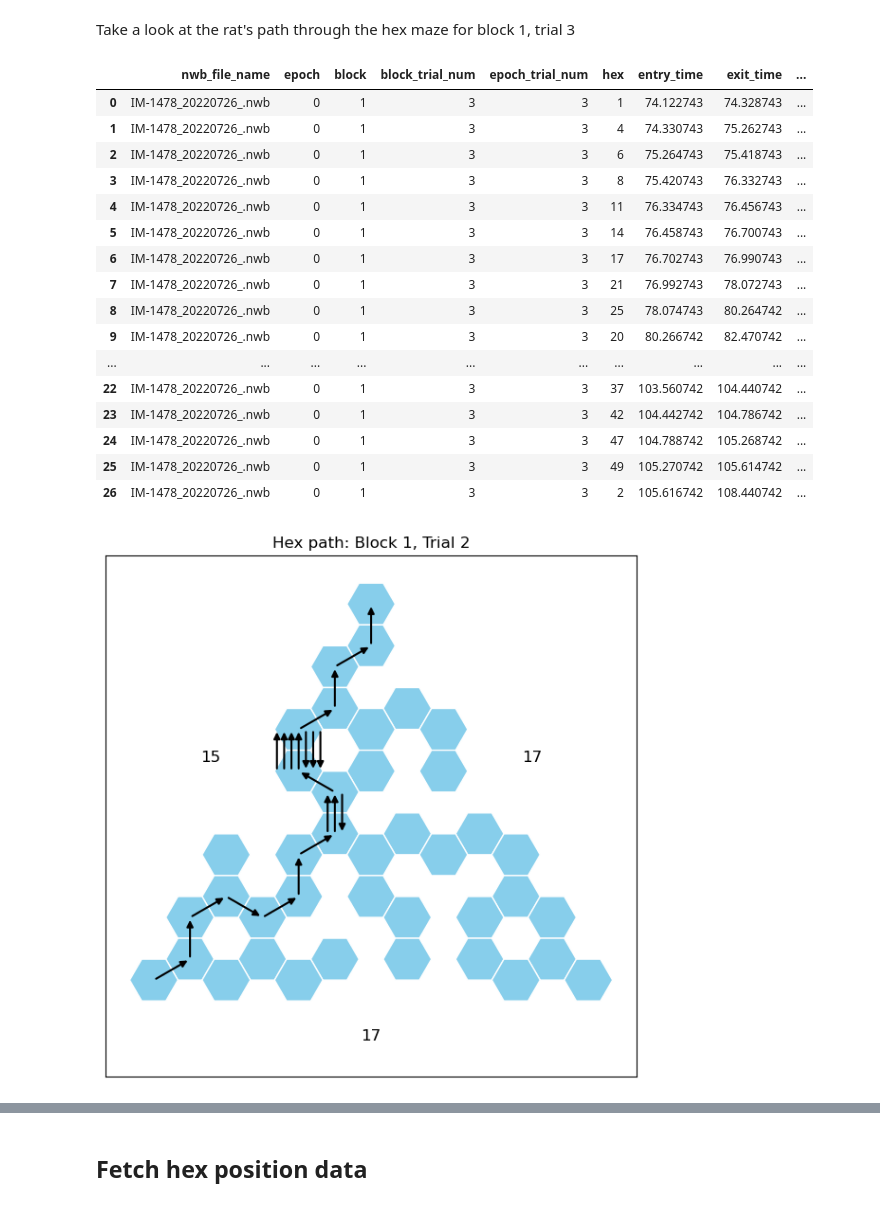
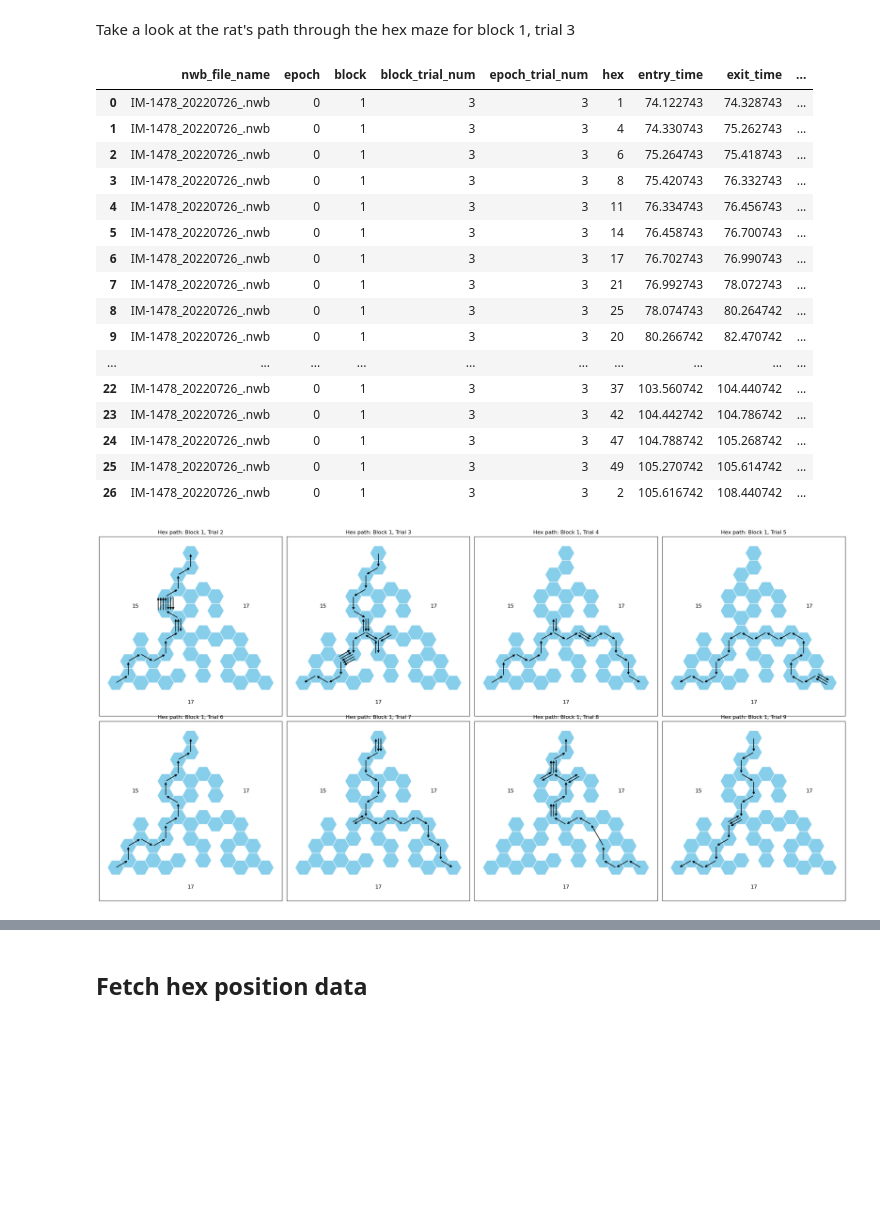
Before and after one commit to calderast/Hex-maze-spyglass, a Jupyter notebook: Fetching_Data.ipynb, the cells around one changed output, grey strips where cells are left out. Cells and saved outputs as stored; diff of their text form; code cells hidden in the pictures; blank space fills up the shorter version.

```diff
--- a/Fetching_Data.ipynb
+++ b/Fetching_Data.ipynb
@@ -279,26 +277,33 @@ Take a look at the rat's path through the hex maze for block 1, trial 3
 # %%
 trial_df = (HexPath & hex_path_key).fetch_trial(block=1, block_trial_num=3)
 display(trial_df)
 
 # Plot a couple of paths!
-for tri_num in range(2,15):
-    (HexPath() & hex_path_key).plot_trial(block=1, block_trial_num=tri_num)
+import matplotlib.pyplot as plt
+fig, axes = plt.subplots(2, 4, figsize=(24, 12))
+axes = axes.flatten()
+
+# Loop over trial numbers and plot hex path
+for i, tri_num in enumerate(range(2, 10)):
+    (HexPath() & hex_path_key).plot_trial(block=1, block_trial_num=tri_num, ax=axes[i])
+plt.tight_layout()
+plt.show()
 # %% [output]
 |  | nwb_file_name | epoch | block | block_trial_num | epoch_trial_num | hex | entry_time | exit_time | ... |
 | 0 | IM-1478_20220726_.nwb | 0 | 1 | 3 | 3 | 1 | 74.122743 | 74.328743 | ... |
 | 1 | IM-1478_20220726_.nwb | 0 | 1 | 3 | 3 | 4 | 74.330743 | 75.262743 | ... |
 | 2 | IM-1478_20220726_.nwb | 0 | 1 | 3 | 3 | 6 | 75.264743 | 75.418743 | ... |
 | 3 | IM-1478_20220726_.nwb | 0 | 1 | 3 | 3 | 8 | 75.420743 | 76.332743 | ... |
 | 4 | IM-1478_20220726_.nwb | 0 | 1 | 3 | 3 | 11 | 76.334743 | 76.456743 | ... |
 | 5 | IM-1478_20220726_.nwb | 0 | 1 | 3 | 3 | 14 | 76.458743 | 76.700743 | ... |
 | 6 | IM-1478_20220726_.nwb | 0 | 1 | 3 | 3 | 17 | 76.702743 | 76.990743 | ... |
 | 7 | IM-1478_20220726_.nwb | 0 | 1 | 3 | 3 | 21 | 76.992743 | 78.072743 | ... |
 | 8 | IM-1478_20220726_.nwb | 0 | 1 | 3 | 3 | 25 | 78.074743 | 80.264742 | ... |
 | 9 | IM-1478_20220726_.nwb | 0 | 1 | 3 | 3 | 20 | 80.266742 | 82.470742 | ... |
 | ... | ... | ... | ... | ... | ... | ... | ... | ... | ... |
 | 22 | IM-1478_20220726_.nwb | 0 | 1 | 3 | 3 | 37 | 103.560742 | 104.440742 | ... |
 | 23 | IM-1478_20220726_.nwb | 0 | 1 | 3 | 3 | 42 | 104.442742 | 104.786742 | ... |
 | 24 | IM-1478_20220726_.nwb | 0 | 1 | 3 | 3 | 47 | 104.788742 | 105.268742 | ... |
 | 25 | IM-1478_20220726_.nwb | 0 | 1 | 3 | 3 | 49 | 105.270742 | 105.614742 | ... |
 | 26 | IM-1478_20220726_.nwb | 0 | 1 | 3 | 3 | 2 | 105.616742 | 108.440742 | ... |
-[figure, old version]
+[figure, new version]
```
Also changed, not shown: parts of 3 cells of this notebook, 1 other file.
